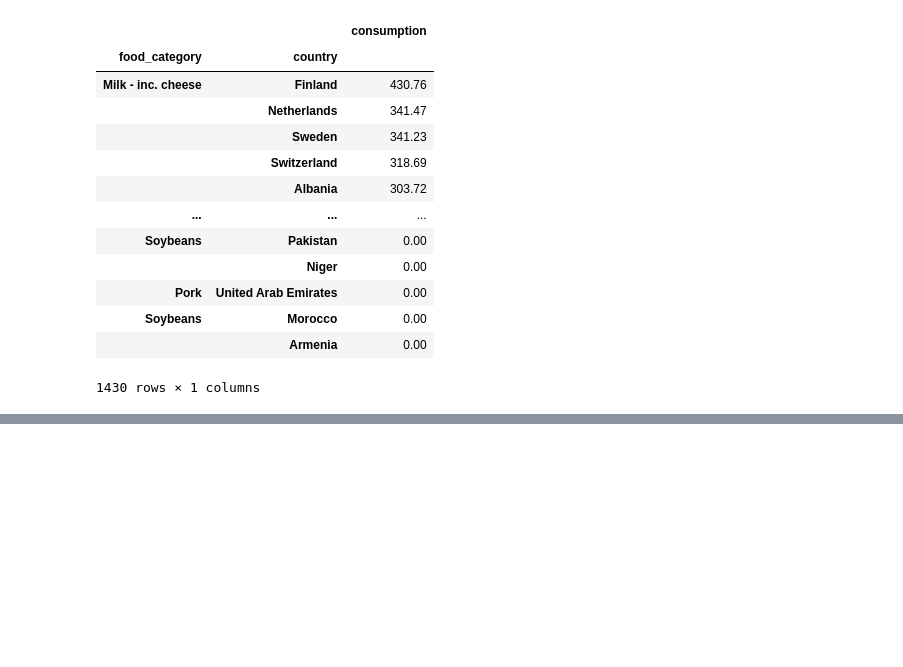
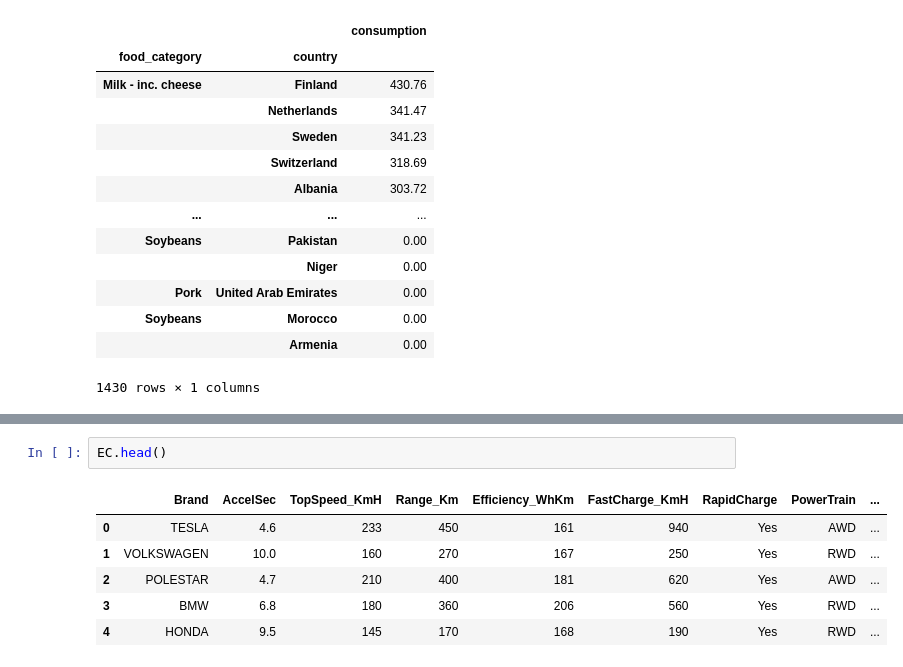
Before and after one commit to fitlemon/python_for_ds, a Jupyter notebook: Module6/8_pandas_adv_mipt.ipynb, the cells around one changed output, grey strips where cells are left out. Drawn from its saved outputs; the diff is of its cells as text; blank space fills up the shorter version.

```diff
--- a/Module6/8_pandas_adv_mipt.ipynb
+++ b/Module6/8_pandas_adv_mipt.ipynb
@@ -213,0 +430,9 @@ pivot
+# %%
+EC.head()
+# %% [output]
+|  | Brand | AccelSec | TopSpeed_KmH | Range_Km | Efficiency_WhKm | FastCharge_KmH | RapidCharge | PowerTrain | ... |
+| 0 | TESLA | 4.6 | 233 | 450 | 161 | 940 | Yes | AWD | ... |
+| 1 | VOLKSWAGEN | 10.0 | 160 | 270 | 167 | 250 | Yes | RWD | ... |
+| 2 | POLESTAR | 4.7 | 210 | 400 | 181 | 620 | Yes | AWD | ... |
+| 3 | BMW | 6.8 | 180 | 360 | 206 | 560 | Yes | RWD | ... |
+| 4 | HONDA | 9.5 | 145 | 170 | 168 | 190 | Yes | RWD | ... |
```
Also changed, not shown: parts of 37 cells of this notebook, 11 other files.
